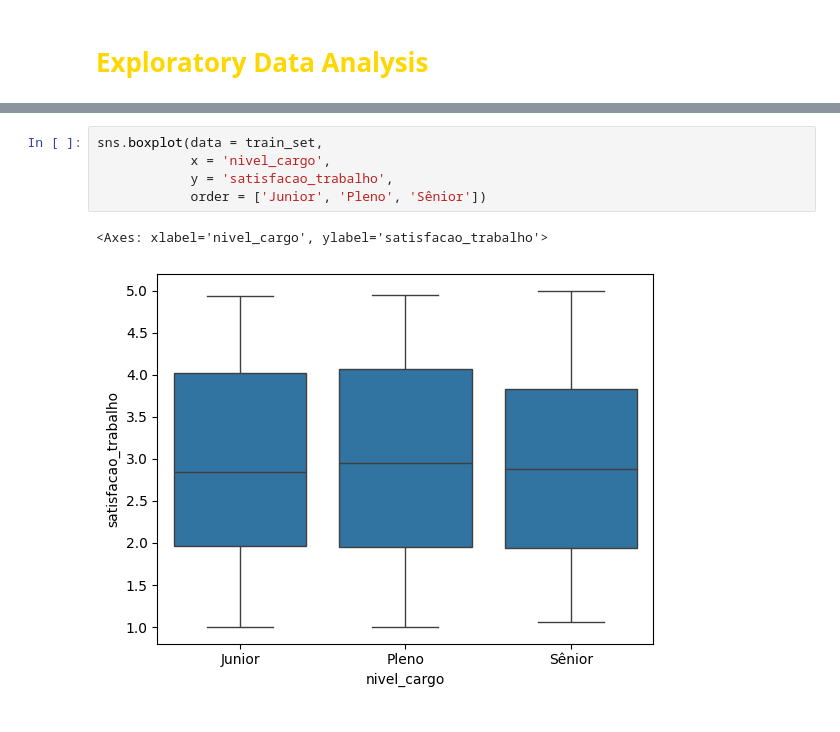
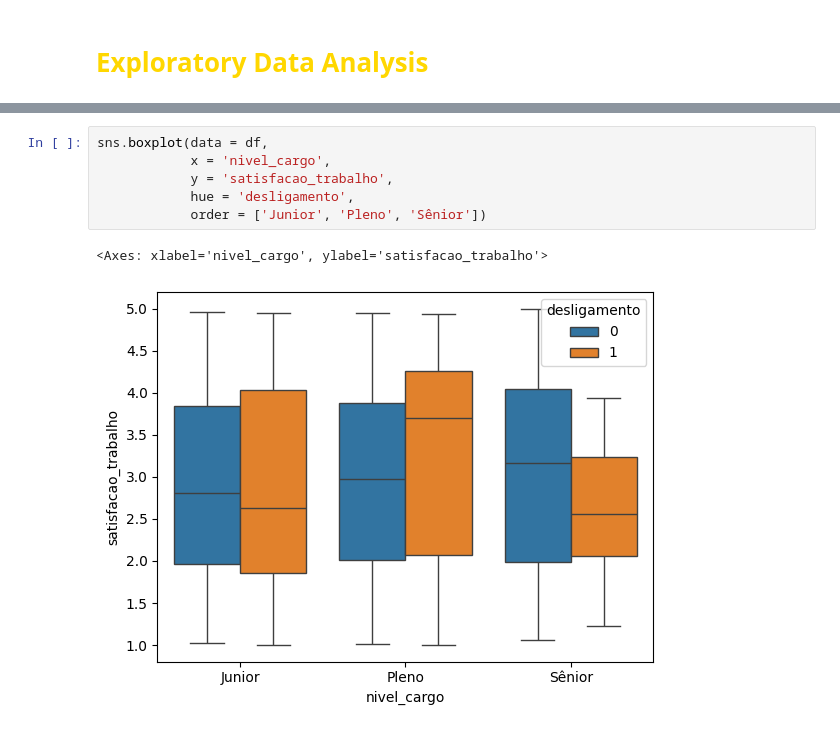
Before and after one commit to matheusmello-o/turnover-optmization, a Jupyter notebook: notebooks/01_data_exploration.ipynb, the cells around one changed output, grey strips where cells are left out. Drawn from its saved outputs; the diff is of its cells as text.

```diff
--- a/notebooks/01_data_exploration.ipynb
+++ b/notebooks/01_data_exploration.ipynb
@@ -163,9 +172,10 @@ sns.boxplot(data = train_set,
 # %%
-sns.boxplot(data = train_set,
+sns.boxplot(data = df,
             x = 'nivel_cargo',
             y = 'satisfacao_trabalho',
+            hue = 'desligamento',
             order = ['Junior', 'Pleno', 'Sênior'])
 # %% [output]
 <Axes: xlabel='nivel_cargo', ylabel='satisfacao_trabalho'>
-[figure, old version]
+[figure, new version]
 # %%
```
Also changed, not shown: parts of 21 cells of this notebook, 2 other files.
